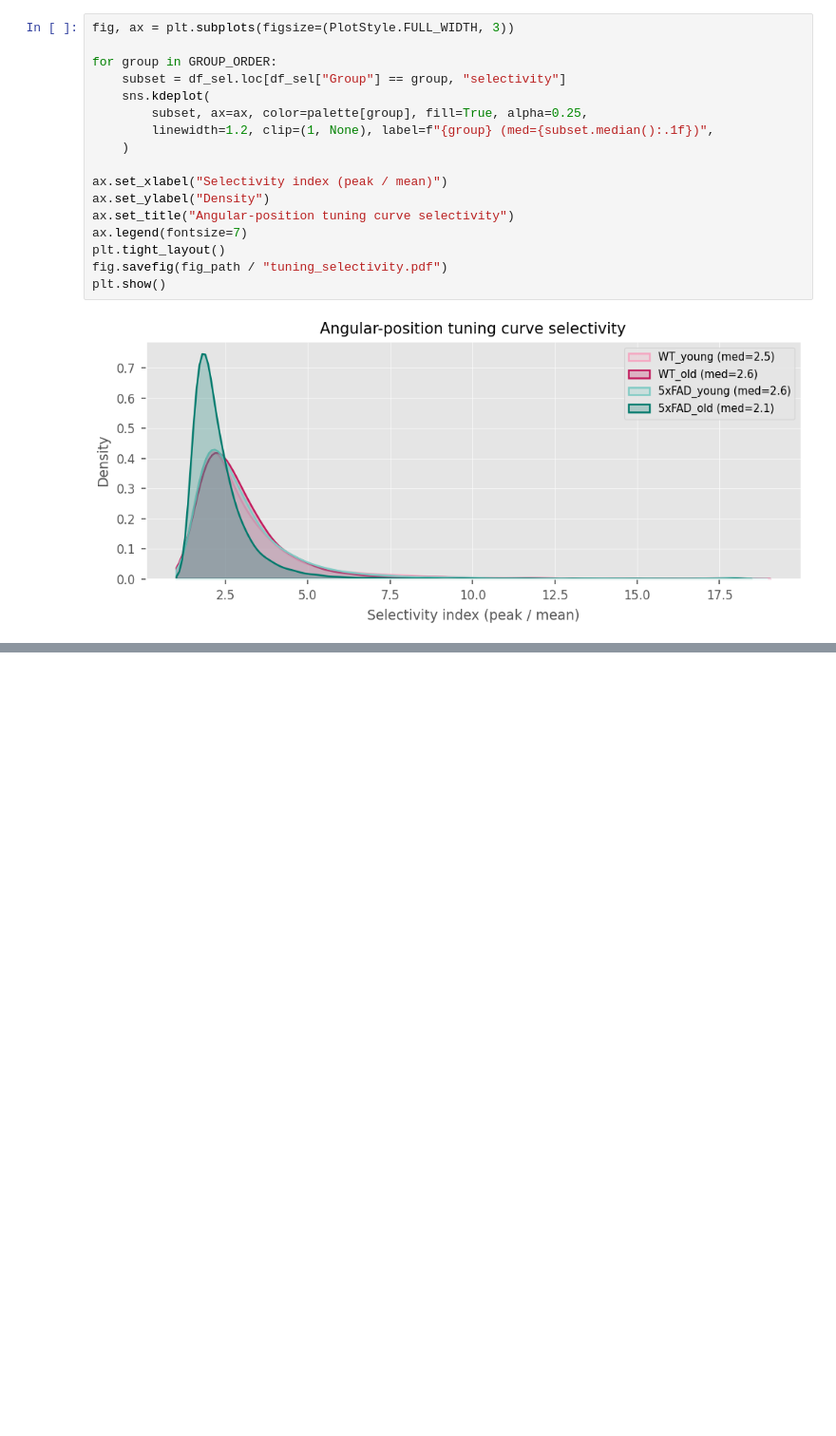
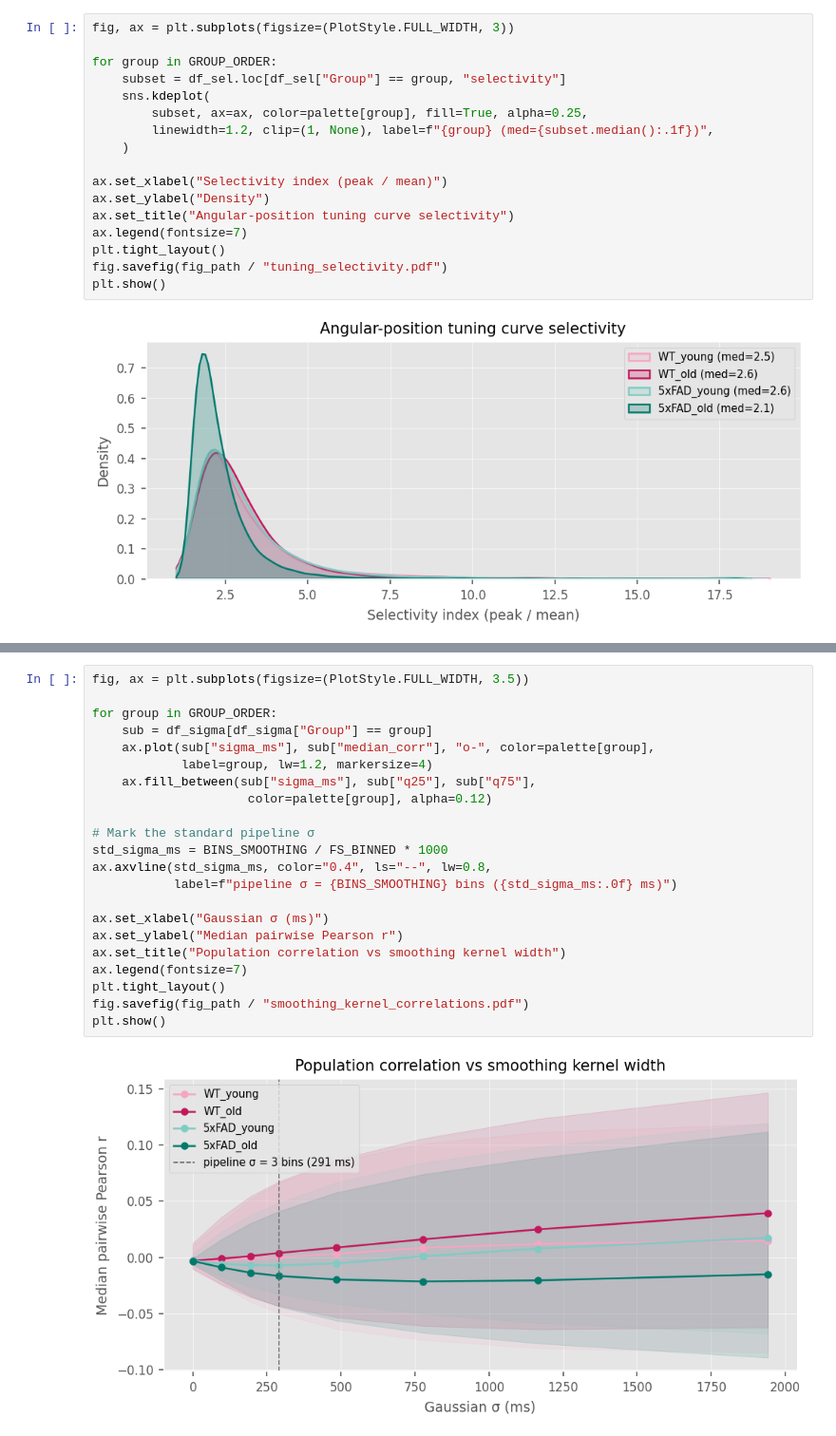
Before and after one commit to elena-faillace/manifold-remapping, a Jupyter notebook: notebooks/0.data_overview/02_neural_data_statistics.ipynb, the cells around one changed output, grey strips where cells are left out. Shown at 95% size. Drawn from its saved outputs; the diff is of its cells as text; blank space fills up the shorter version.

```diff
--- a/notebooks/0.data_overview/02_neural_data_statistics.ipynb
+++ b/notebooks/0.data_overview/02_neural_data_statistics.ipynb
@@ -221,0 +380,24 @@ plt.show()
+# %%
+fig, ax = plt.subplots(figsize=(PlotStyle.FULL_WIDTH, 3.5))
+
+for group in GROUP_ORDER:
+    sub = df_sigma[df_sigma["Group"] == group]
+    ax.plot(sub["sigma_ms"], sub["median_corr"], "o-", color=palette[group],
+            label=group, lw=1.2, markersize=4)
+    ax.fill_between(sub["sigma_ms"], sub["q25"], sub["q75"],
+                     color=palette[group], alpha=0.12)
+
+# Mark the standard pipeline σ
+std_sigma_ms = BINS_SMOOTHING / FS_BINNED * 1000
+ax.axvline(std_sigma_ms, color="0.4", ls="--", lw=0.8,
+           label=f"pipeline σ = {BINS_SMOOTHING} bins ({std_sigma_ms:.0f} ms)")
+
+ax.set_xlabel("Gaussian σ (ms)")
+ax.set_ylabel("Median pairwise Pearson r")
+ax.set_title("Population correlation vs smoothing kernel width")
+ax.legend(fontsize=7)
+plt.tight_layout()
+fig.savefig(fig_path / "smoothing_kernel_correlations.pdf")
+plt.show()
+# %% [output]
+[figure, added]
```
Also changed, not shown: parts of 10 cells of this notebook, 5 other files.
